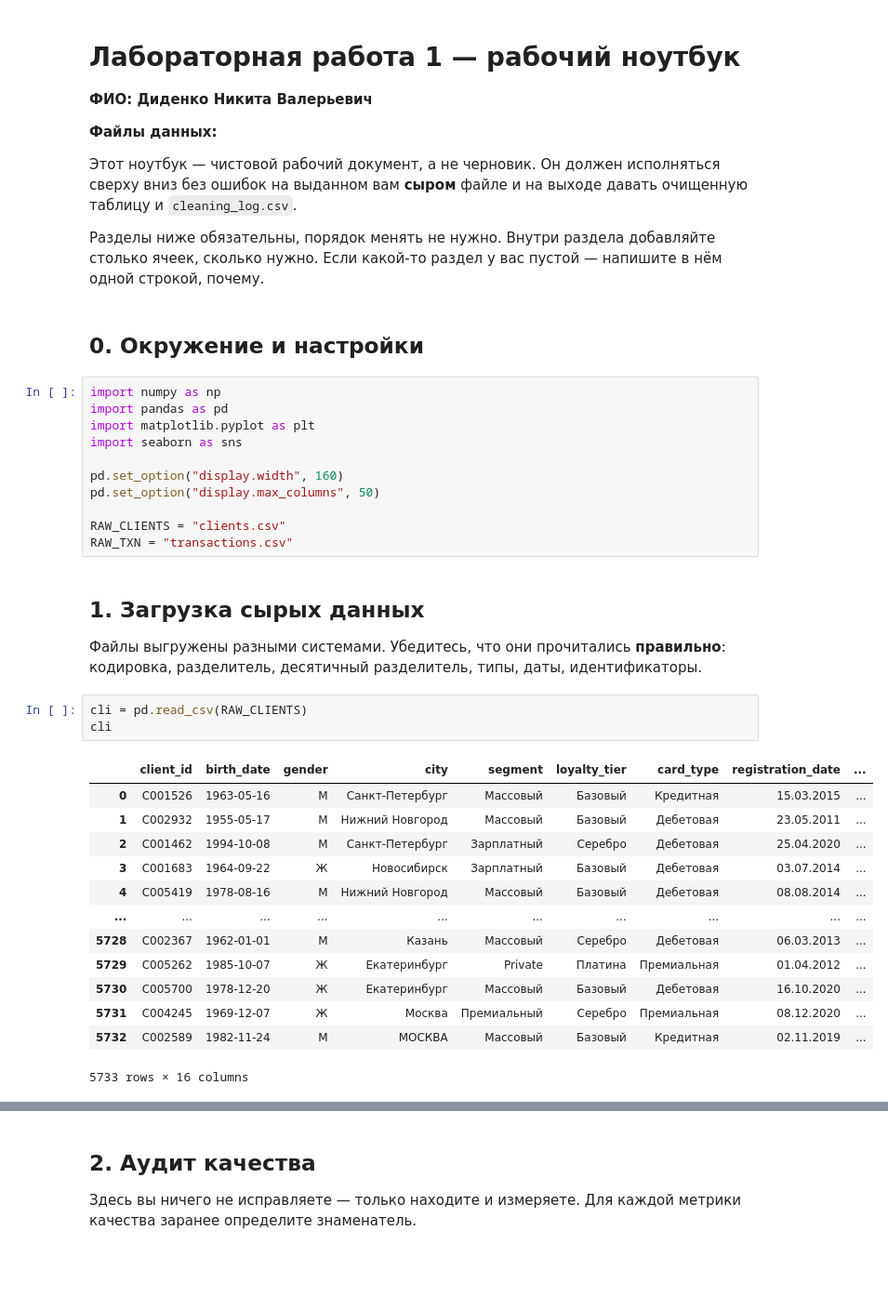
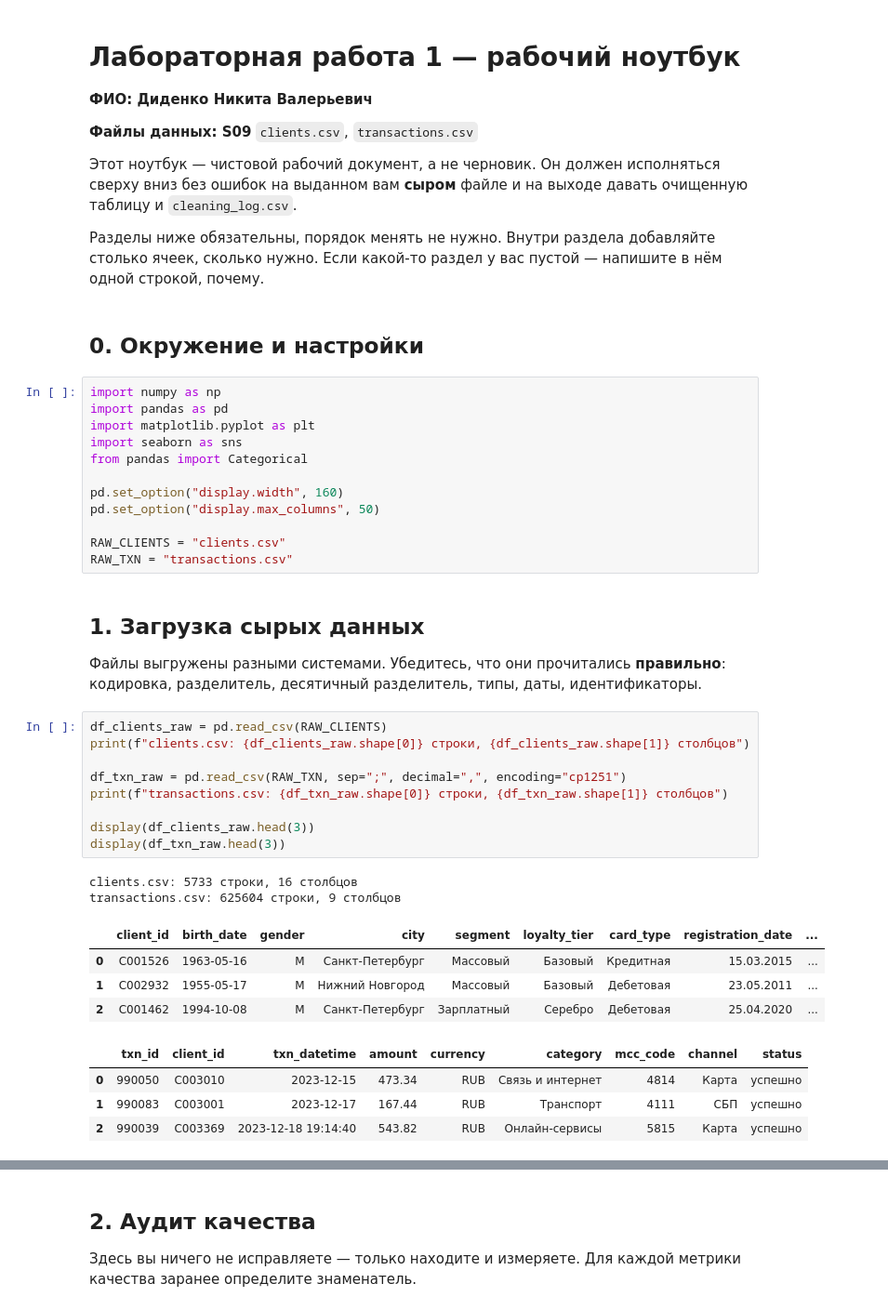
Before and after one commit to fnkb108/Dzidzenka_Mikita_Lab1, a Jupyter notebook: 01_analysis.ipynb, the cells around one changed output, grey strips where cells are left out. Shown at 93% size. Drawn from its saved outputs; the diff is of its cells as text; blank space fills up the shorter version.

```diff
--- a/01_analysis.ipynb
+++ b/01_analysis.ipynb
@@ -3,7 +3,7 @@
 
 **ФИО: Диденко Никита Валерьевич**
 
-**Файлы данных:**
+**Файлы данных: S09** `clients.csv`, `transactions.csv`
 
 Этот ноутбук — чистовой рабочий документ, а не черновик. Он должен
 исполняться сверху вниз без ошибок на выданном вам **сыром** файле
@@ -19,6 +19,7 @@ import numpy as np
 import pandas as pd
 import matplotlib.pyplot as plt
 import seaborn as sns
+from pandas import Categorical
 
 pd.set_option("display.width", 160)
 pd.set_option("display.max_columns", 50)
@@ -32,19 +33,22 @@ RAW_TXN = "transactions.csv"
 **правильно**: кодировка, разделитель, десятичный разделитель, типы,
 даты, идентификаторы.
 # %%
-cli = pd.read_csv(RAW_CLIENTS)
-cli
+df_clients_raw = pd.read_csv(RAW_CLIENTS)
+print(f"clients.csv: {df_clients_raw.shape[0]} строки, {df_clients_raw.shape[1]} столбцов")
+
+df_txn_raw = pd.read_csv(RAW_TXN, sep=";", decimal=",", encoding="cp1251")
+print(f"transactions.csv: {df_txn_raw.shape[0]} строки, {df_txn_raw.shape[1]} столбцов")
+
+display(df_clients_raw.head(3))
+display(df_txn_raw.head(3))
 # %% [output]
+clients.csv: 5733 строки, 16 столбцов
+transactions.csv: 625604 строки, 9 столбцов
 |  | client_id | birth_date | gender | city | segment | loyalty_tier | card_type | registration_date | ... |
 | 0 | C001526 | 1963-05-16 | М | Санкт-Петербург | Массовый | Базовый | Кредитная | 15.03.2015 | ... |
 | 1 | C002932 | 1955-05-17 | М | Нижний Новгород | Массовый | Базовый | Дебетовая | 23.05.2011 | ... |
 | 2 | C001462 | 1994-10-08 | М | Санкт-Петербург | Зарплатный | Серебро | Дебетовая | 25.04.2020 | ... |
-| 3 | C001683 | 1964-09-22 | Ж | Новосибирск | Зарплатный | Базовый | Дебетовая | 03.07.2014 | ... |
-| 4 | C005419 | 1978-08-16 | М | Нижний Новгород | Массовый | Базовый | Дебетовая | 08.08.2014 | ... |
-| ... | ... | ... | ... | ... | ... | ... | ... | ... | ... |
-| 5728 | C002367 | 1962-01-01 | М | Казань | Массовый | Серебро | Дебетовая | 06.03.2013 | ... |
-| 5729 | C005262 | 1985-10-07 | Ж | Екатеринбург | Private | Платина | Премиальная | 01.04.2012 | ... |
-| 5730 | C005700 | 1978-12-20 | Ж | Екатеринбург | Массовый | Базовый | Дебетовая | 16.10.2020 | ... |
-| 5731 | C004245 | 1969-12-07 | Ж | Москва | Премиальный | Серебро | Премиальная | 08.12.2020 | ... |
-| 5732 | C002589 | 1982-11-24 | М | МОСКВА | Массовый | Базовый | Кредитная | 02.11.2019 | ... |
-5733 rows × 16 columns
+|  | txn_id | client_id | txn_datetime | amount | currency | category | mcc_code | channel | status |
+| 0 | 990050 | C003010 | 2023-12-15 | 473.34 | RUB | Связь и интернет | 4814 | Карта | успешно |
+| 1 | 990083 | C003001 | 2023-12-17 | 167.44 | RUB | Транспорт | 4111 | СБП | успешно |
+| 2 | 990039 | C003369 | 2023-12-18 19:14:40 | 543.82 | RUB | Онлайн-сервисы | 5815 | Карта | успешно |
```
Also changed, not shown: parts of 12 cells of this notebook.
